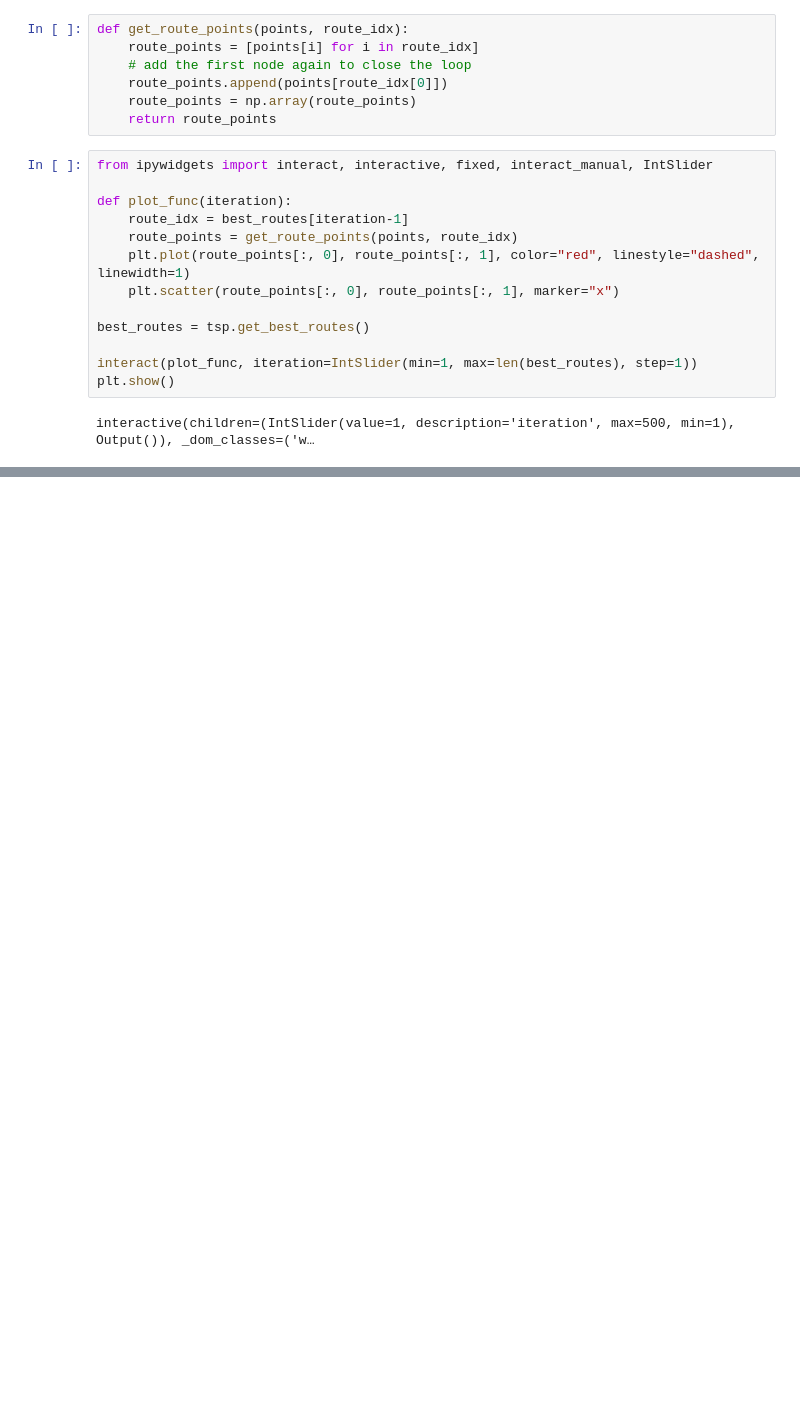
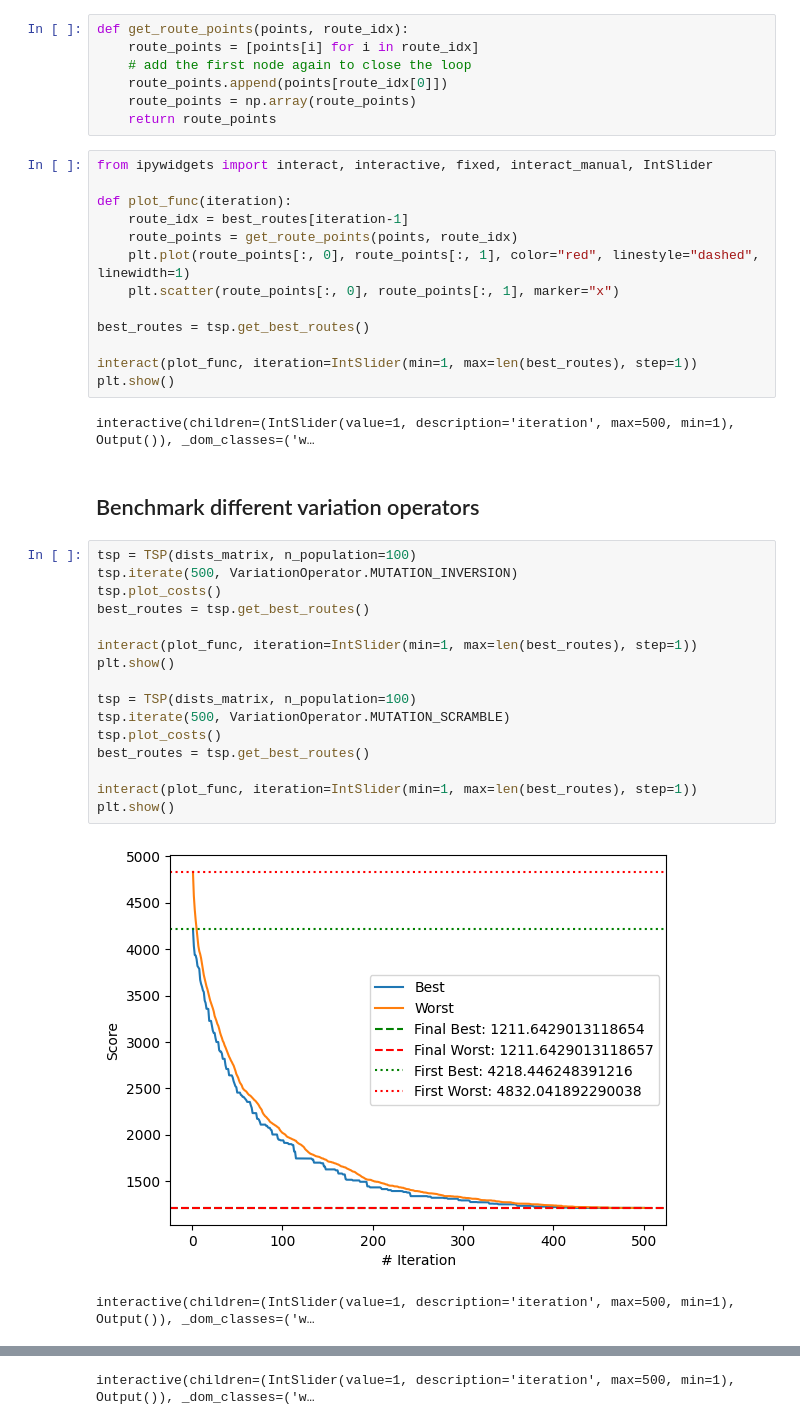
Before and after one commit to HomayoonAlimohammadi/evolutionary-computation, a Jupyter notebook: traveling-sales-person/tsp.ipynb, the cells around one changed output, grey strips where cells are left out. Drawn from its saved outputs; the diff is of its cells as text; blank space fills up the shorter version.

```diff
--- a/traveling-sales-person/tsp.ipynb
+++ b/traveling-sales-person/tsp.ipynb
@@ -328,3 +351,24 @@ interact(plot_func, iteration=IntSlider(min=1, max=len(best_routes), step=1))
 plt.show()
 # %% [output]
 interactive(children=(IntSlider(value=1, description='iteration', max=500, min=1), Output()), _dom_classes=('w…
+# %% [markdown]
+## Benchmark different variation operators
+# %%
+tsp = TSP(dists_matrix, n_population=100)
+tsp.iterate(500, VariationOperator.MUTATION_INVERSION)
+tsp.plot_costs()
+best_routes = tsp.get_best_routes()
+
+interact(plot_func, iteration=IntSlider(min=1, max=len(best_routes), step=1))
+plt.show()
+
+tsp = TSP(dists_matrix, n_population=100)
+tsp.iterate(500, VariationOperator.MUTATION_SCRAMBLE)
+tsp.plot_costs()
+best_routes = tsp.get_best_routes()
+
+interact(plot_func, iteration=IntSlider(min=1, max=len(best_routes), step=1))
+plt.show()
+# %% [output]
+[figure, added]
+interactive(children=(IntSlider(value=1, description='iteration', max=500, min=1), Output()), _dom_classes=('w…
@@ -330,0 +376 @@ interactive(children=(IntSlider(value=1, description='iteration', max=500, min=1
+interactive(children=(IntSlider(value=1, description='iteration', max=500, min=1), Output()), _dom_classes=('w…
```
Also changed, not shown: parts of 6 cells of this notebook, 3 other files.
